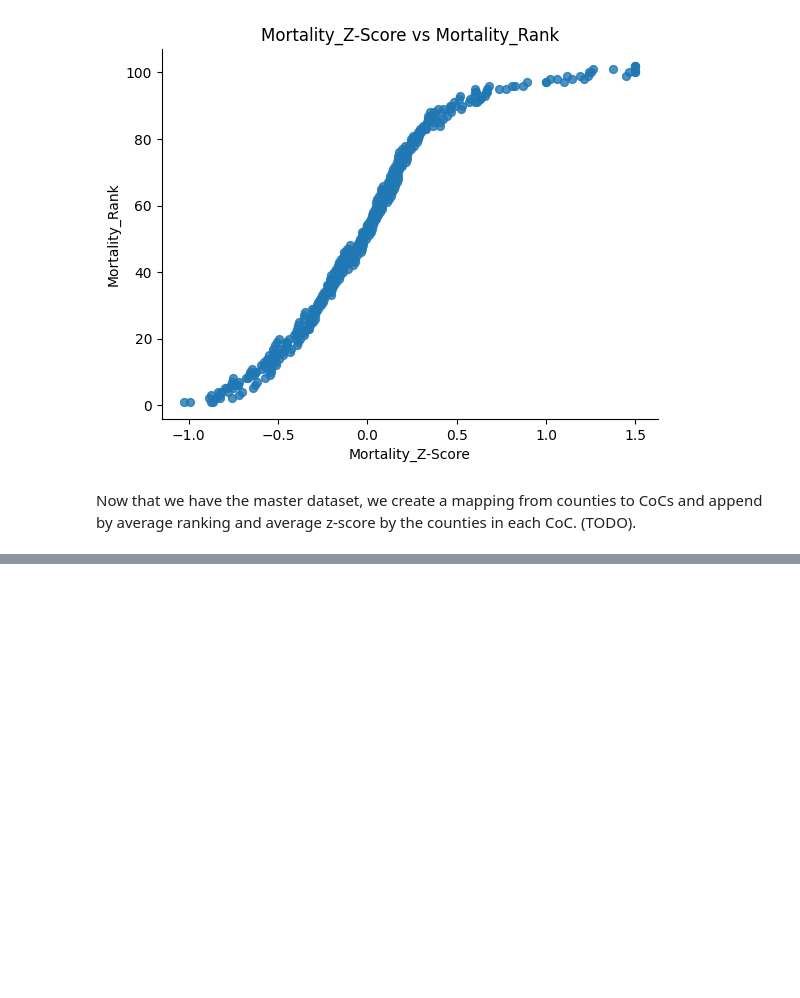
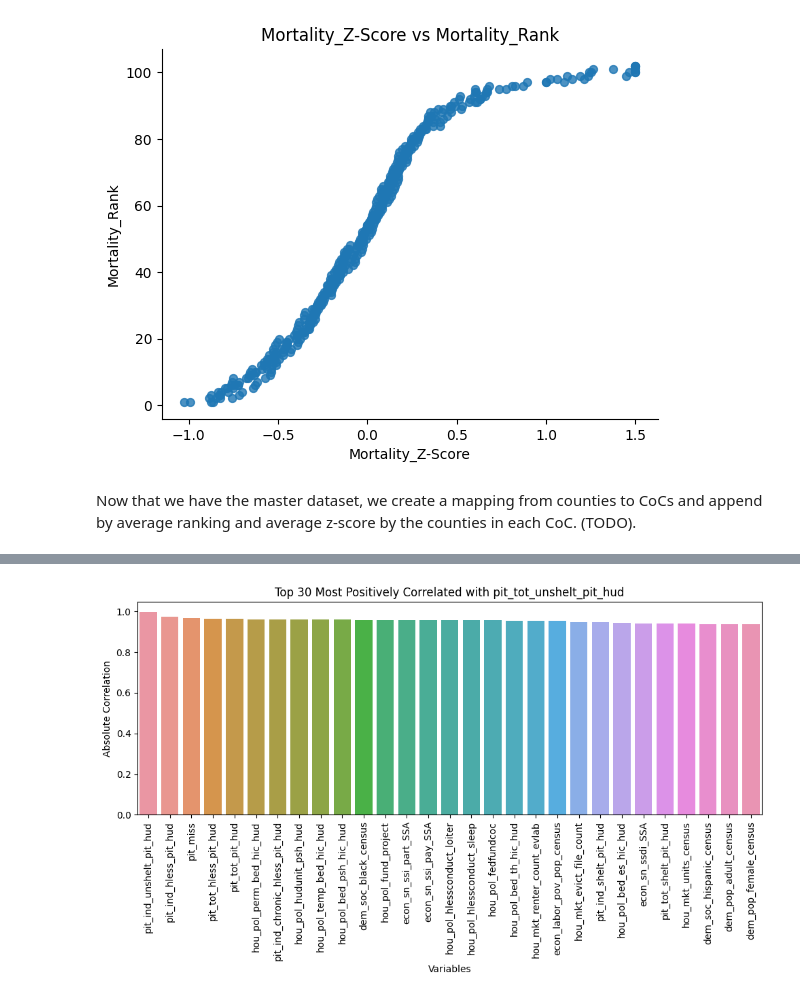
Before and after one commit to atharvanaik10/cs498-css, a Jupyter notebook: cs498_rp.ipynb, the cells around one changed output, grey strips where cells are left out. Drawn from its saved outputs; the diff is of its cells as text; code cells hidden in the pictures; blank space fills up the shorter version.

```diff
--- a/cs498_rp.ipynb
+++ b/cs498_rp.ipynb
@@ -262,0 +465,15 @@ Now that we have the master dataset, we create a mapping from counties to CoCs a
+# %%
+top_pos_correlations = correlations_with_specific_column.sort_values(ascending=False).head(30)
+
+# Remove the correlation of the specific column with itself
+top_pos_correlations = top_pos_correlations[top_pos_correlations.index != specific_column]
+plt.figure(figsize=(10, 6))
+sns.barplot(x=top_pos_correlations.index, y=top_pos_correlations.values)
+plt.title(f'Top 30 Most Positively Correlated with {specific_column}')
+plt.xlabel('Variables')
+plt.ylabel('Absolute Correlation')
+plt.xticks(rotation=90)
+plt.tight_layout()
+plt.show()
+# %% [output]
+[figure, added]
```
Also changed, not shown: parts of 14 cells of this notebook.
